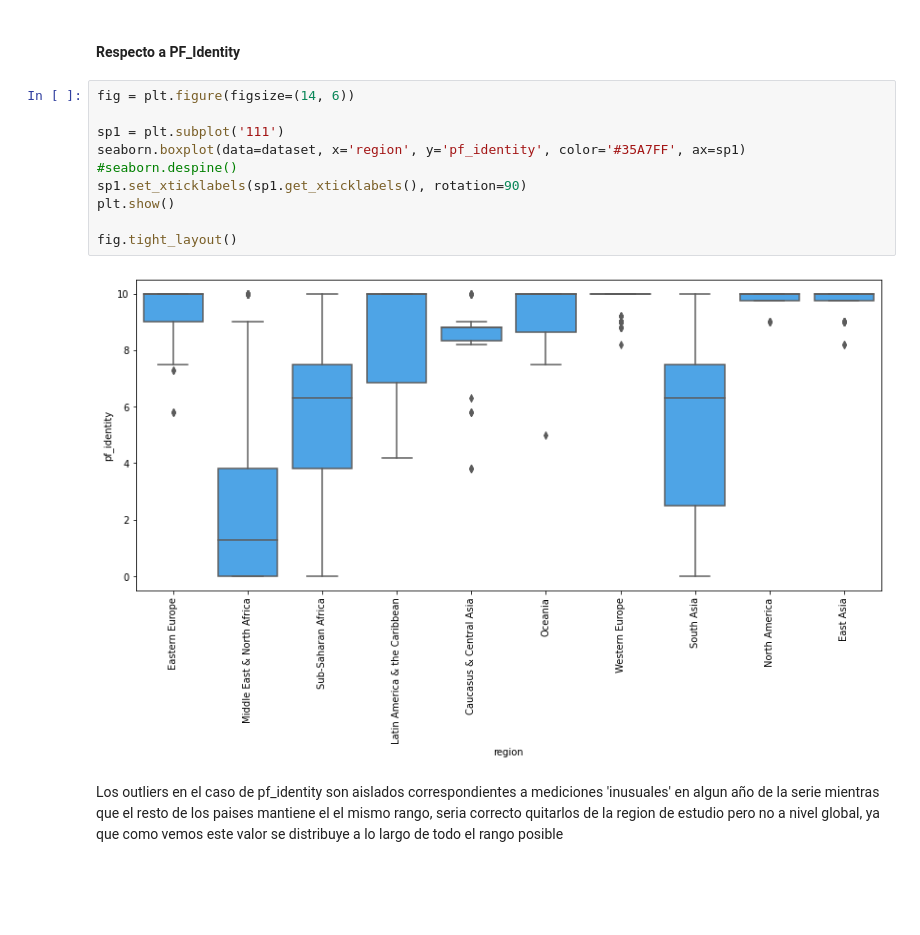
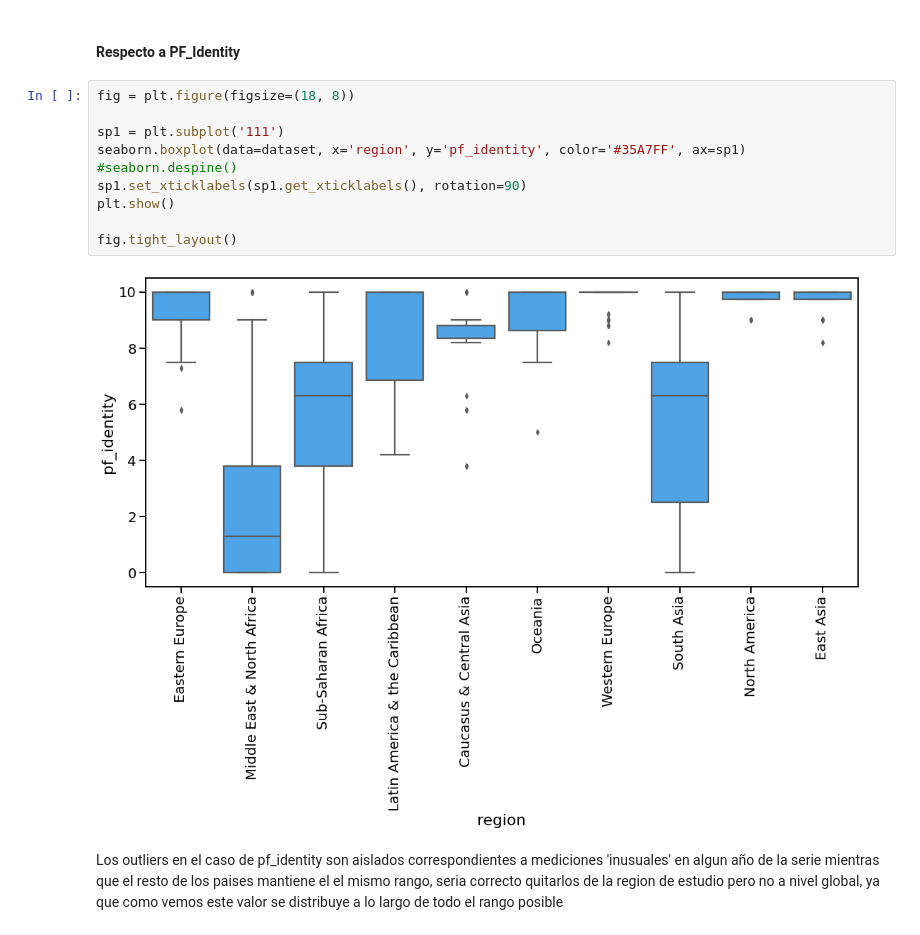
Before and after one commit to ser0090/dipdata, a Jupyter notebook: analisisvis/notebooks/practico.ipynb, the cells around one changed output. Saved outputs shown, nothing was run; the diff lists cells and outputs as text; blank space fills up the shorter version.

```diff
--- a/analisisvis/notebooks/practico.ipynb
+++ b/analisisvis/notebooks/practico.ipynb
@@ -534,17 +592,17 @@ En el caso de America Latina y El Caribe, nuestro caso de interes, Venezuela es
 # %% [markdown]
 #### Respecto a PF_Identity
 # %%
-fig = plt.figure(figsize=(14, 6))
+fig = plt.figure(figsize=(18, 8))
 
 sp1 = plt.subplot('111')
 seaborn.boxplot(data=dataset, x='region', y='pf_identity', color='#35A7FF', ax=sp1)
 #seaborn.despine()
 sp1.set_xticklabels(sp1.get_xticklabels(), rotation=90)
 plt.show()
 
 fig.tight_layout()
 # %% [output]
-[figure, old version]
+[figure, new version]
 # %% [markdown]
 Los outliers en el caso de pf_identity son aislados correspondientes a mediciones 'inusuales' en algun año de la serie mientras que el resto de los paises mantiene el el mismo rango, seria correcto quitarlos de la region de estudio pero no a nivel global, ya que como vemos este valor se distribuye a lo largo de todo el rango posible
 # %% [markdown]
```
Also changed, not shown: parts of 25 cells of this notebook.
